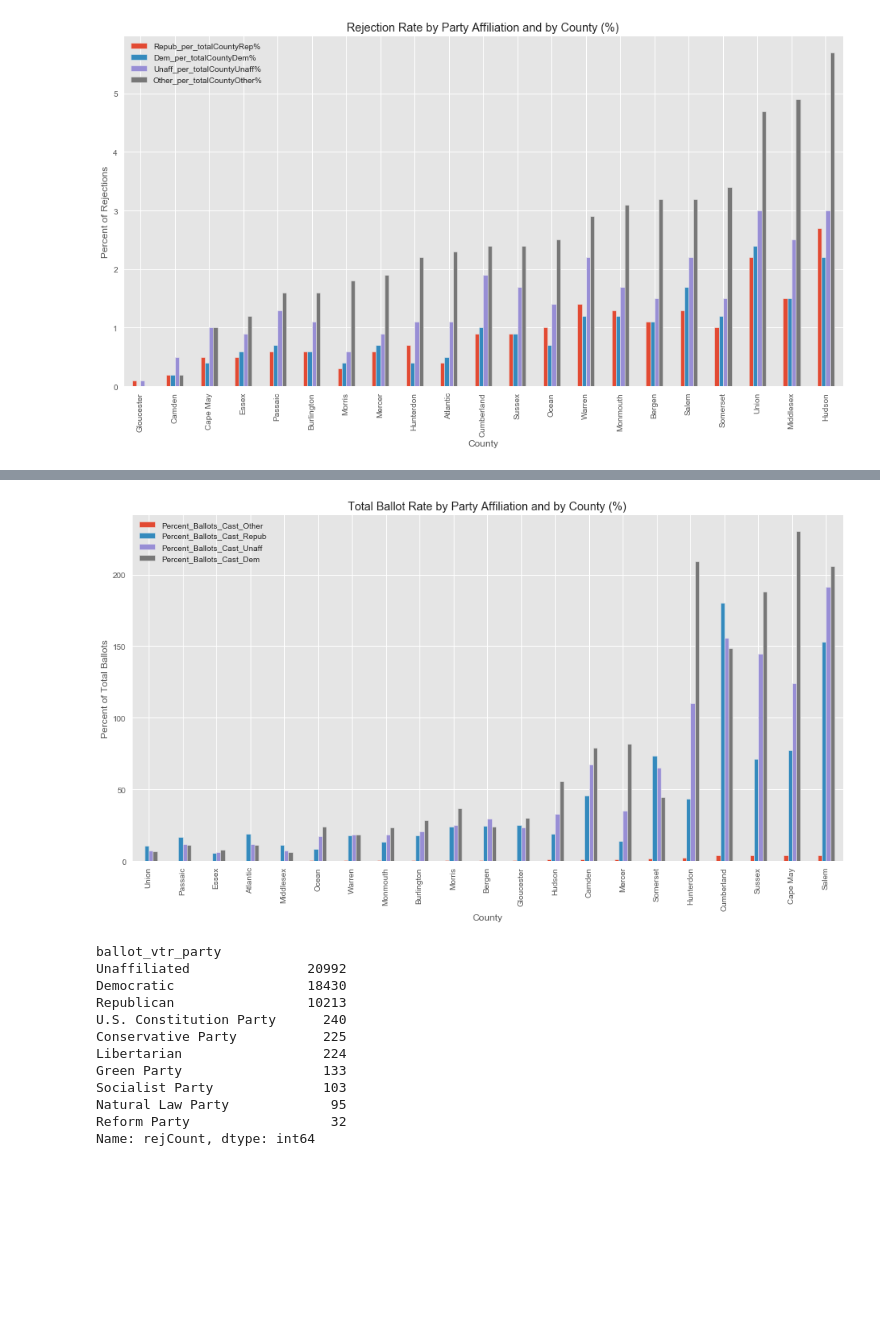
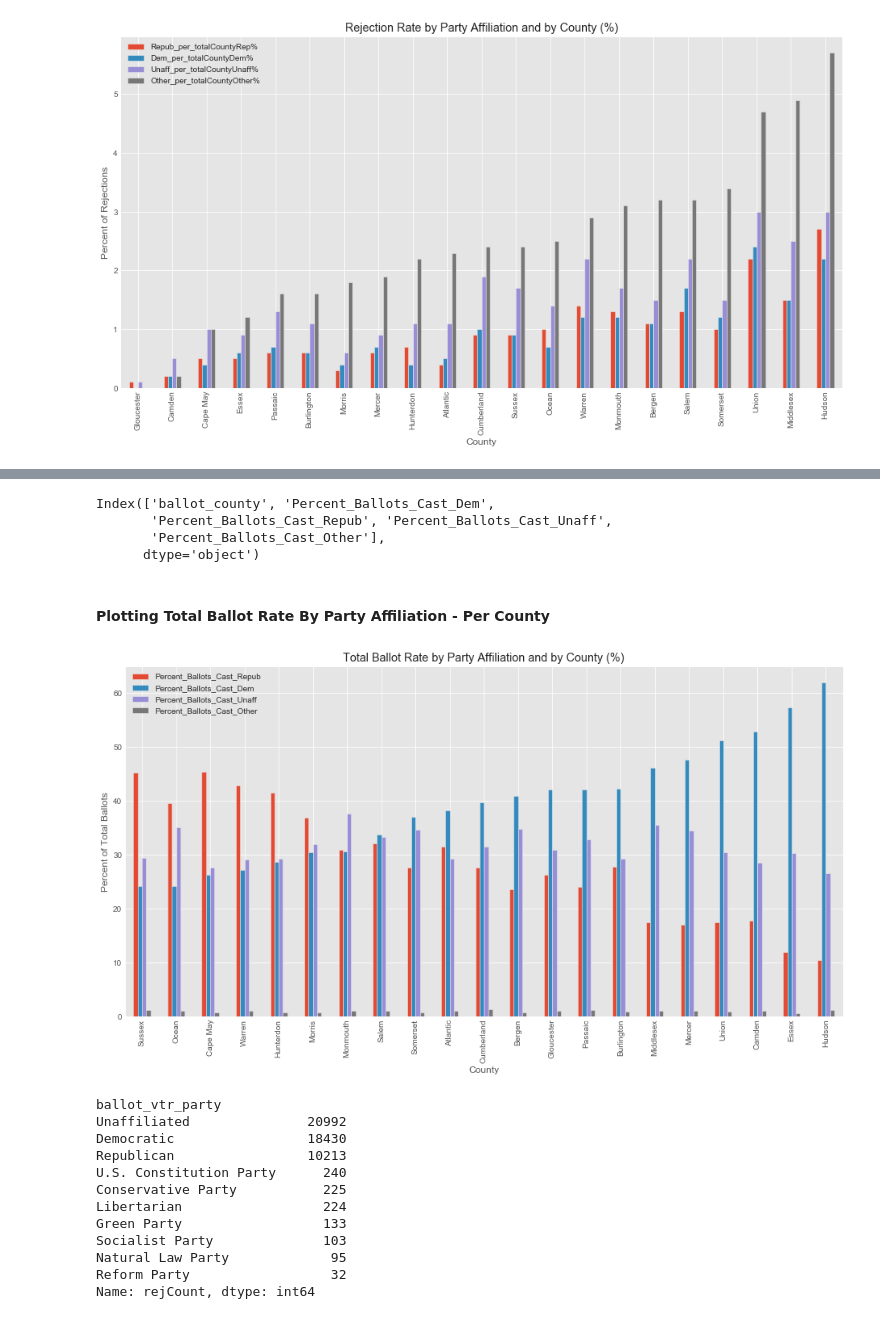
Before and after one commit to lemonaidn/VBM_Rejection_Factors, a Jupyter notebook: Khamanna/VBM_Report_Cleaning.ipynb, the cells around one changed output, grey strips where cells are left out. Drawn from its saved outputs; the diff is of its cells as text; code cells hidden in the pictures; blank space fills up the shorter version.

```diff
--- a/Khamanna/VBM_Report_Cleaning.ipynb
+++ b/Khamanna/VBM_Report_Cleaning.ipynb
@@ -777,0 +591,7 @@ Index(['ballot_county', 'DemTotal', 'OtherTotal', 'RepubTotal', 'UnaffTotal',
+# %%
+
+%matplotlib inline
+sns.set_style("darkgrid")
+fig, ax = plt.subplots(figsize=(10,8))
+sns.barplot(x='count', y='received_rejReason', data=rejections, ax = ax)
+plot_var = ax.set(ylabel='Count', xlabel='Rejection Reason', title="Rejection Reasons Per State")
@@ -777,0 +774,13 @@ Index(['ballot_county', 'DemTotal', 'OtherTotal', 'RepubTotal', 'UnaffTotal',
+# %%
+#Plotting the reasons per county
+plotdata3 = reasons_per_county4
+plt.style.use('seaborn-darkgrid')
+plotdata3.plot(
+  x="county", y=['Ballot Received After Deadline(%)', 'Certificate Missing(%)',
+                 'Certificate Not Signed(%)', 'Grouped together(%)', 'Other Reasons(%)',
+                 'Signature Does Not Match(%)'], kind="bar",figsize=(22,10))
+plt.title("Reasons For Rejection Per County")
+plt.xlabel("County")
+plt.ylabel("Percent of Different Reasons For Rejection Per County")
+
+plt.show()
@@ -820,15 +861,26 @@ county_df_party
+# %%
+county_df_party.columns
+# %% [output]
+Index(['ballot_county', 'Percent_Ballots_Cast_Dem',
+       'Percent_Ballots_Cast_Repub', 'Percent_Ballots_Cast_Unaff',
+       'Percent_Ballots_Cast_Other'],
+      dtype='object')
+# %% [markdown]
+#### Plotting Total Ballot Rate By Party Affiliation - Per County
 # %%
-plotdata2 = county_df_party.sort_values(by='Percent_Ballots_Cast_Other')
+plotdata2 = county_df_party.sort_values(by='Percent_Ballots_Cast_Dem')
 plt.style.use('ggplot')
 plotdata2.plot(
-  x="ballot_county", y=['Percent_Ballots_Cast_Other','Percent_Ballots_Cast_Repub','Percent_Ballots_Cast_Unaff','Percent_Ballots_Cast_Dem'], kind="bar",figsize=(16,8))
+x="ballot_county", y=['Percent_Ballots_Cast_Repub','Percent_Ballots_Cast_Dem',
+                      'Percent_Ballots_Cast_Unaff','Percent_Ballots_Cast_Other'], kind="bar",figsize=(16,8))
+
 plt.title("Total Ballot Rate by Party Affiliation and by County (%)")
 plt.xlabel("County")
 plt.ylabel("Percent of Total Ballots")
 
 plt.show()
 # %% [output]
-[figure, old version]
+[figure, new version]
 # %%
 #Number of rejections per county /  total number of rejections in this party
 # party_county['Dem_per_totalDemRej']=(party_county['Democratic']/party_county['Democratic'].sum()*100).round(1)
```
Also changed, not shown: parts of 114 cells of this notebook.
